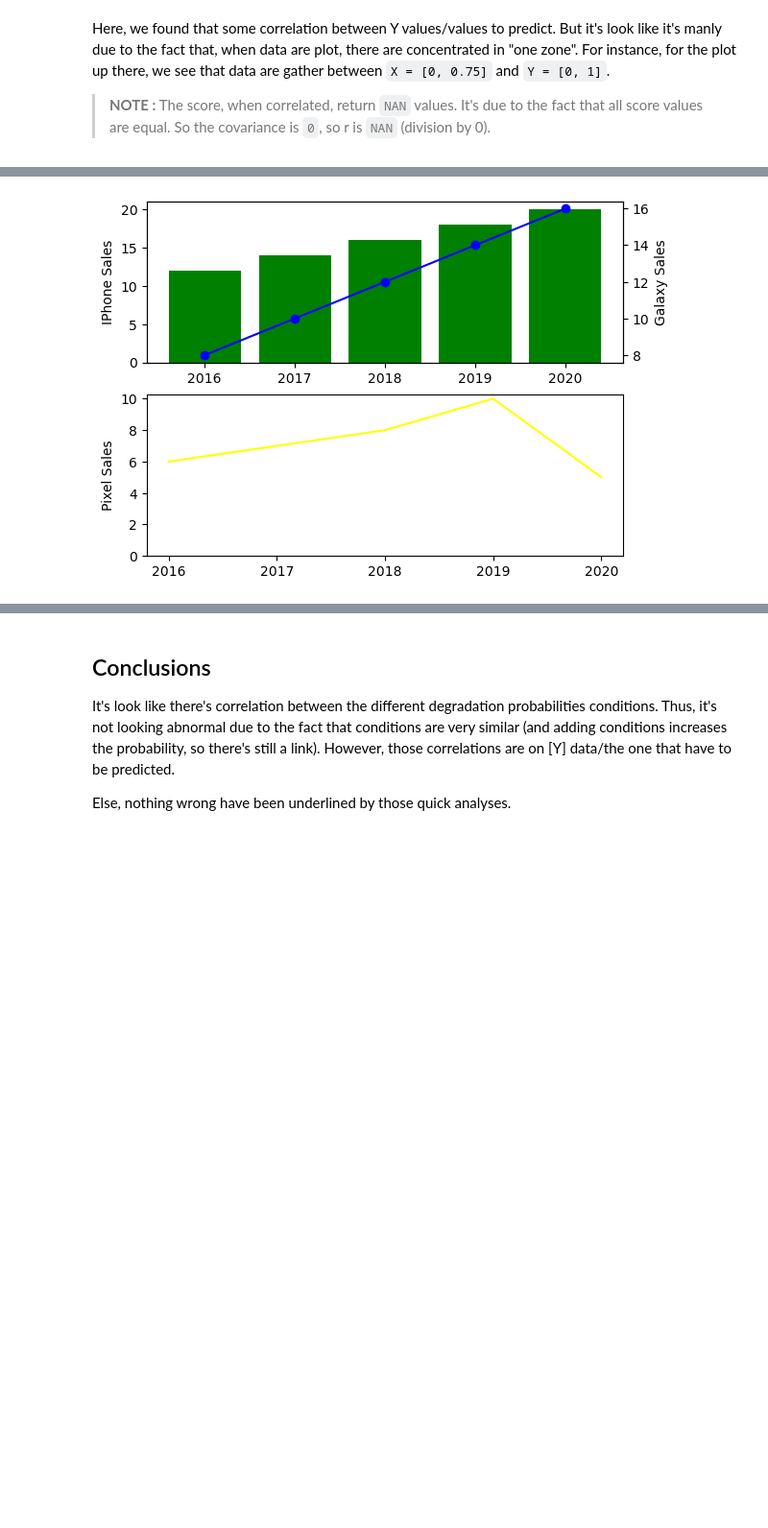
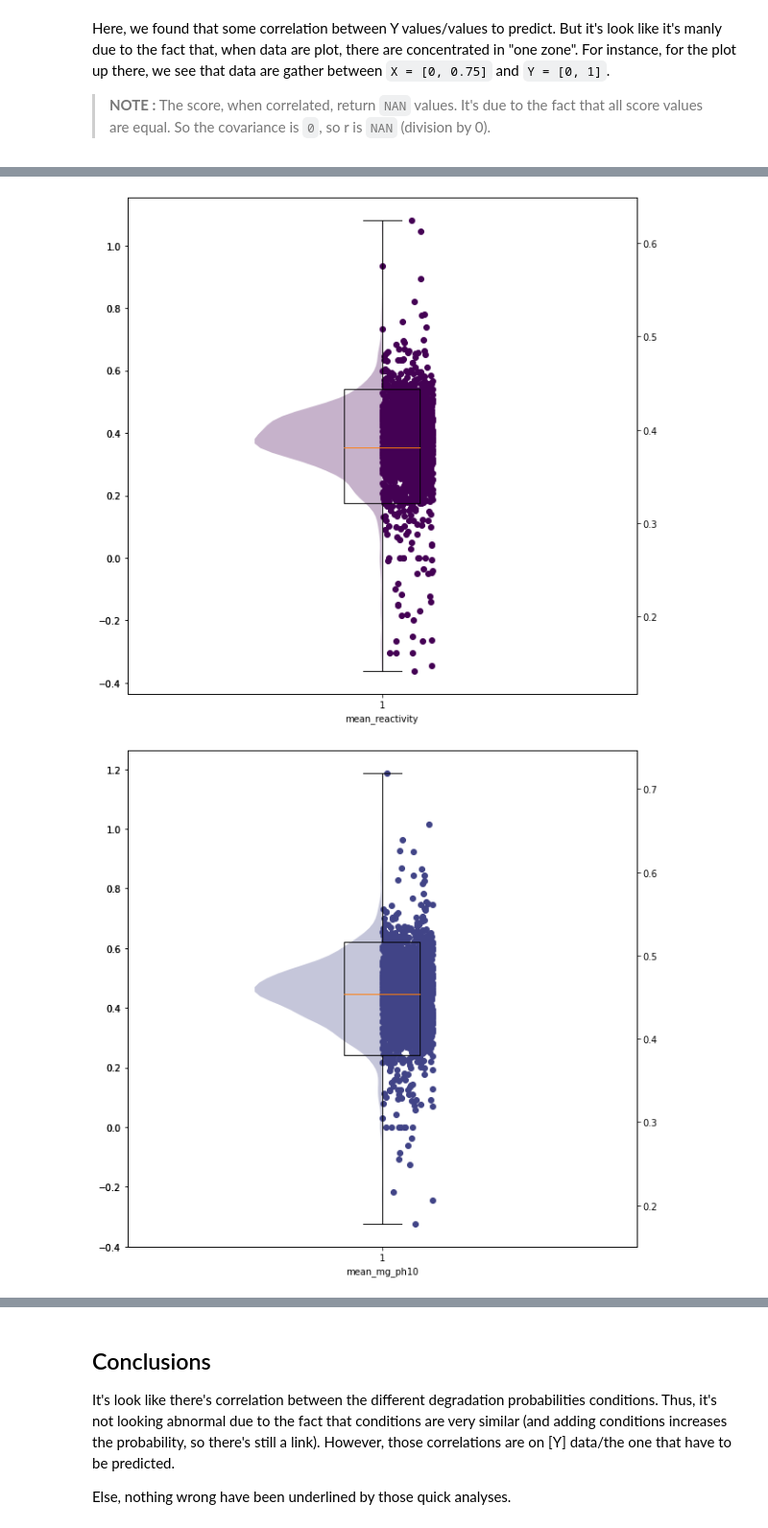
Before and after one commit to FilouPlains/KAGGLE_OPENVACCINE_MRNA, a Jupyter notebook: src/data_analyse.ipynb, the cells around one changed output, grey strips where cells are left out. Shown: that part at 96% size. Drawn from its saved outputs; the diff is of its cells as text; code cells hidden in the pictures; blank space fills up the shorter version.

Commit message:
Adding more data pre-analysis [2/2].

```diff
--- a/src/data_analyse.ipynb
+++ b/src/data_analyse.ipynb
@@ -312,40 +339,30 @@ plot.show()
-# %%
-import matplotlib.pyplot as plt
-
-# data prep (I made up data no accuracy in these stats)
-mobile = ['Iphone','Galaxy','Pixel']
-
-# Data for the mobile units sold for 4 Quaters in Million
-units_sold = (('2016',12,8,6),
-('2017',14,10,7),
-('2018',16,12,8),
-('2019',18,14,10),
-('2020',20,16,5),)
-# data prep - splitting the data
-Years, IPhone_Sales, Galaxy_Sales, Pixel_Sales = zip(*units_sold)
-
-# set the position
-Position = list(range(len(units_sold)))
-
-# set the width
-Width = 0.2
-
-plt.subplot(2, 1, 1)
-Iphone = plt.bar(Position, IPhone_Sales,color='green')
-plt.ylabel('IPhone Sales')
-plt.xticks(Position, Years)
-
-plt.twinx()
-Galaxy = plt.plot(Position, Galaxy_Sales, 'o-', color='blue')
-plt.ylabel('Galaxy Sales')
-plt.xticks(Position, Years)
-
-plt.subplot(2, 1, 2)
-plt.plot(Position, Pixel_Sales, color='yellow')
-plt.ylabel('Pixel Sales')
-plt.gca().set_ylim(ymin=0)
-plt.xticks(Position, Years)
-
-plt.show()
-# %% [output]
-[figure, removed]
+# %%
+%matplotlib inline
+
+data = [
+    mean_reactivity,
+    mean_mg_ph10,
+    mean_ph10,
+    mean_mg_c50,
+    mean_c50,
+    noise
+]
+
+name = [
+    "mean_reactivity",
+    "mean_mg_ph10",
+    "mean_ph10",
+    "mean_mg_c50",
+    "mean_c50",
+    "noise"
+]
+
+# Getting viridis colors in rgba format.
+viridis = cm.get_cmap('viridis', len(data))
+
+# Displaying all graph.
+for i in range(len(data)):
+    draw_graph(data=data[i], color_vect=viridis(i), x_name=name[i])
+# %% [output]
+[figure, added]
+[figure, added]
```
Also changed, not shown: parts of 8 cells of this notebook.
